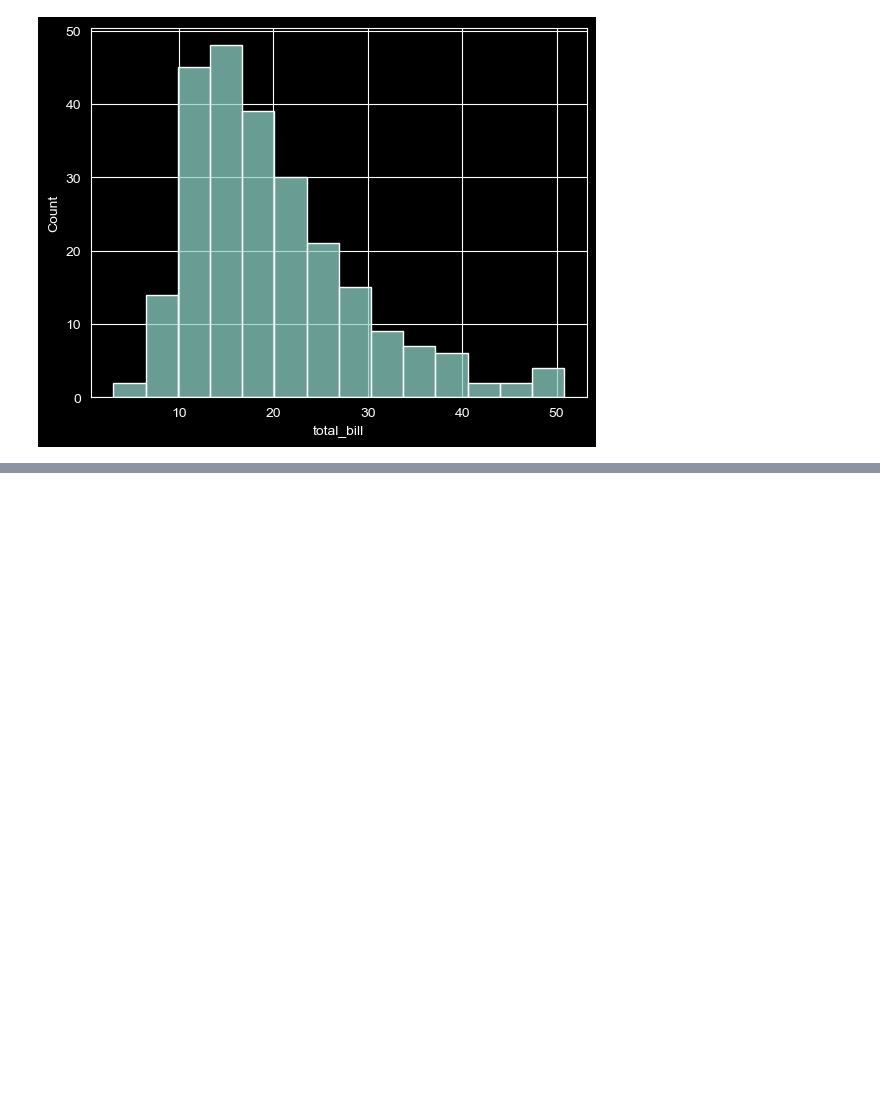
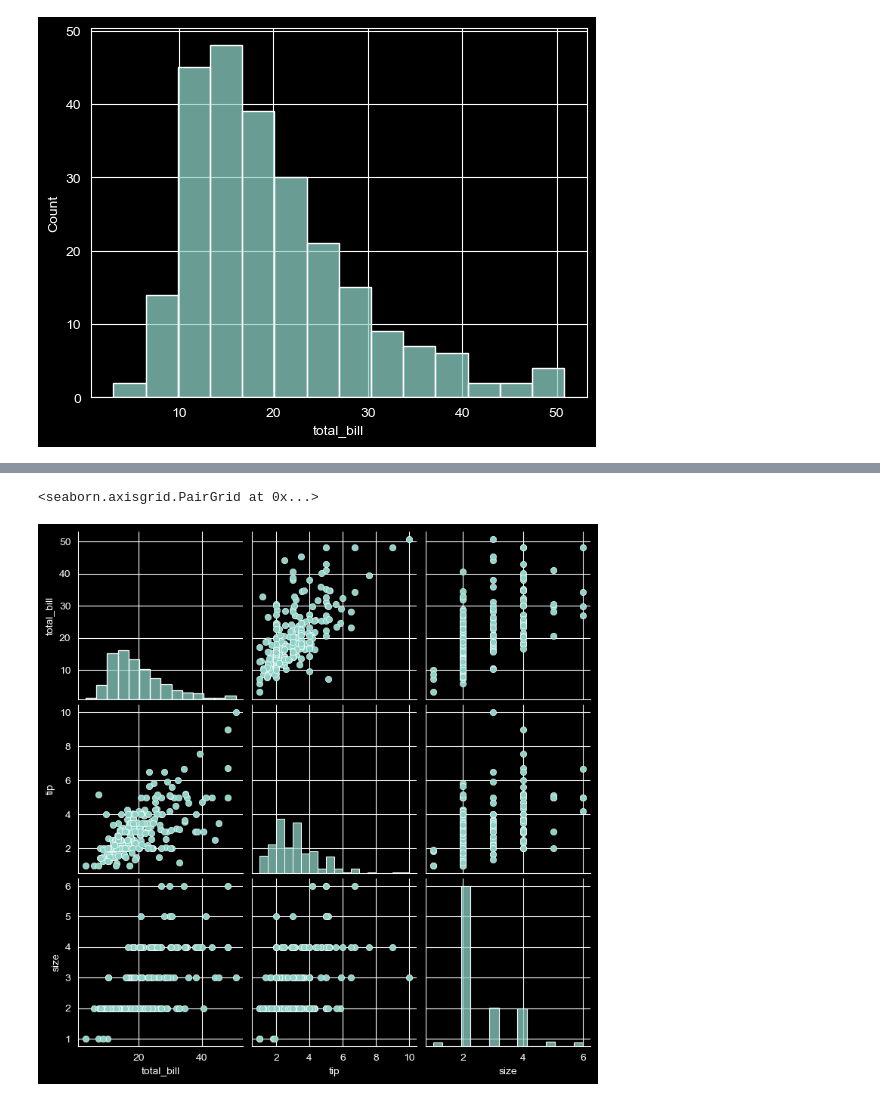
Before and after one commit to vivekkumars21/FFRAM, a Jupyter notebook: seabon.ipynb, the cells around one changed output, grey strips where cells are left out. Cells and saved outputs as stored; diff of their text form; code cells hidden in the pictures; blank space fills up the shorter version.

```diff
--- a/seabon.ipynb
+++ b/seabon.ipynb
@@ -24,0 +26,5 @@ sns.jointplot(x = df['total_bill'],y = df['tip'], kind= 'scatter',color = 'white
+# %%
+sns.pairplot(df)
+# %% [output]
+<seaborn.axisgrid.PairGrid at 0x...>
+[figure, added]
```
Also changed, not shown: parts of 2 cells of this notebook.
